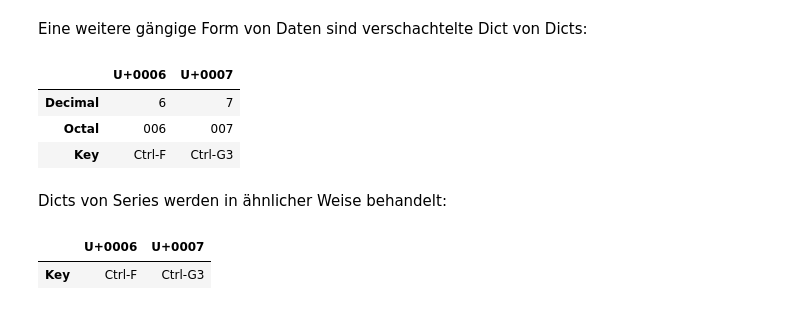
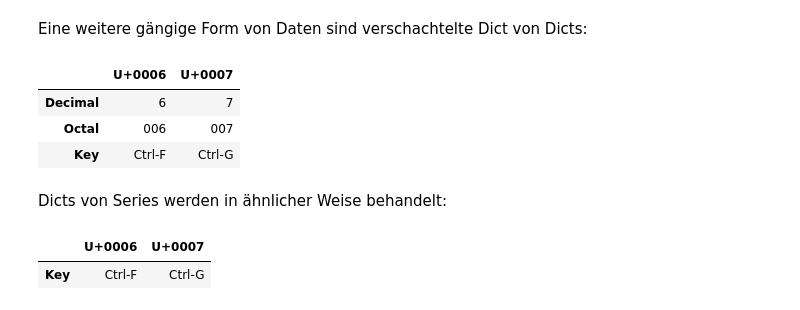
Before and after one commit to veit/jupyter-tutorial-de, a Jupyter notebook: docs/workspace/pandas/python-data-structures.ipynb, the cells around one changed output. Saved outputs shown, nothing was run; the diff lists cells and outputs as text; code cells hidden in the pictures.

```diff
--- a/docs/workspace/pandas/python-data-structures.ipynb
+++ b/docs/workspace/pandas/python-data-structures.ipynb
@@ -159,17 +159,17 @@ Eine weitere gängige Form von Daten sind verschachtelte Dict von Dicts:
 # %%
 data2 = {
     'U+0006': {'Decimal': '6', 'Octal': '006', 'Key': 'Ctrl-F'},
-    'U+0007': {'Decimal': '7', 'Octal': '007', 'Key': 'Ctrl-G3'},
+    'U+0007': {'Decimal': '7', 'Octal': '007', 'Key': 'Ctrl-G'},
     }
 
 df2 = pd.DataFrame(data2)
 
 df2
 # %% [output]
 |  | U+0006 | U+0007 |
 | Decimal | 6 | 7 |
 | Octal | 006 | 007 |
-| Key | Ctrl-F | Ctrl-G3 |
+| Key | Ctrl-F | Ctrl-G |
 # %% [markdown]
 Dicts von Series werden in ähnlicher Weise behandelt:
 # %%
@@ -181,4 +181,4 @@ data3 = {
 pd.DataFrame(data3)
 # %% [output]
 |  | U+0006 | U+0007 |
-| Key | Ctrl-F | Ctrl-G3 |
+| Key | Ctrl-F | Ctrl-G |
```
Also changed, not shown: 1 other file.
